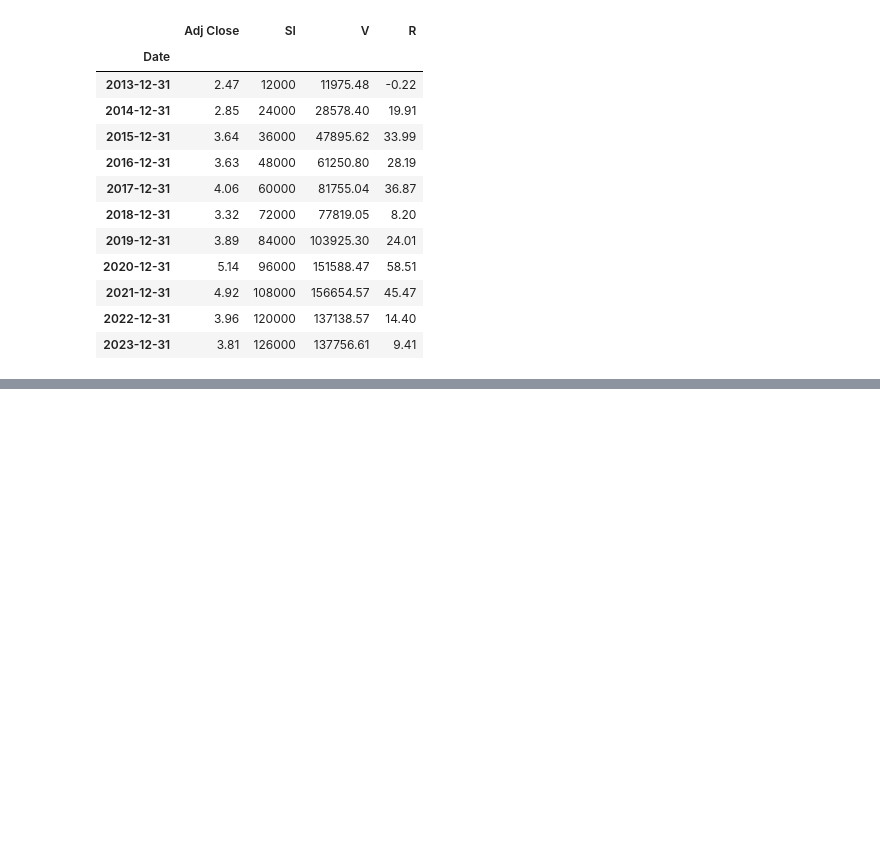
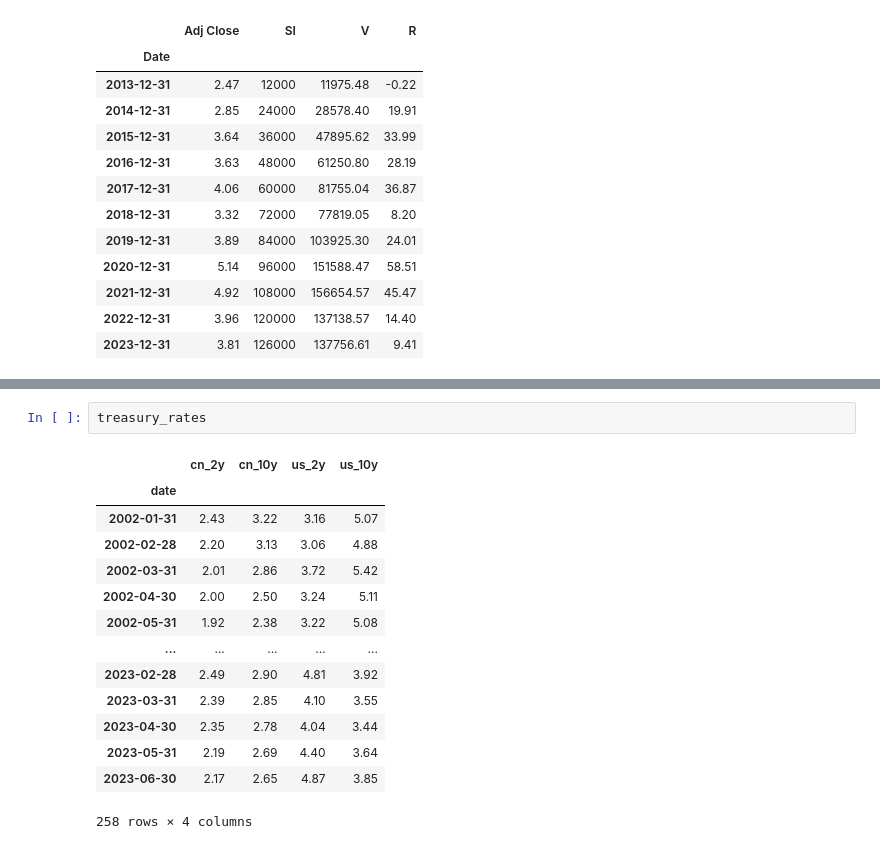
Before and after one commit to shellc/investing-for-coders, a Jupyter notebook: notebooks/primer_lesson_3.ipynb, the cells around one changed output, grey strips where cells are left out. Drawn from its saved outputs; the diff is of its cells as text; blank space fills up the shorter version.

```diff
--- a/notebooks/primer_lesson_3.ipynb
+++ b/notebooks/primer_lesson_3.ipynb
@@ -79,0 +102,17 @@ aip_returns
+# %%
+treasury_rates
+# %% [output]
+|  | cn_2y | cn_10y | us_2y | us_10y |
+| date |  |  |  |  |
+| 2002-01-31 | 2.43 | 3.22 | 3.16 | 5.07 |
+| 2002-02-28 | 2.20 | 3.13 | 3.06 | 4.88 |
+| 2002-03-31 | 2.01 | 2.86 | 3.72 | 5.42 |
+| 2002-04-30 | 2.00 | 2.50 | 3.24 | 5.11 |
+| 2002-05-31 | 1.92 | 2.38 | 3.22 | 5.08 |
+| ... | ... | ... | ... | ... |
+| 2023-02-28 | 2.49 | 2.90 | 4.81 | 3.92 |
+| 2023-03-31 | 2.39 | 2.85 | 4.10 | 3.55 |
+| 2023-04-30 | 2.35 | 2.78 | 4.04 | 3.44 |
+| 2023-05-31 | 2.19 | 2.69 | 4.40 | 3.64 |
+| 2023-06-30 | 2.17 | 2.65 | 4.87 | 3.85 |
+258 rows × 4 columns
```
Also changed, not shown: parts of 6 cells of this notebook, 5 other files.
